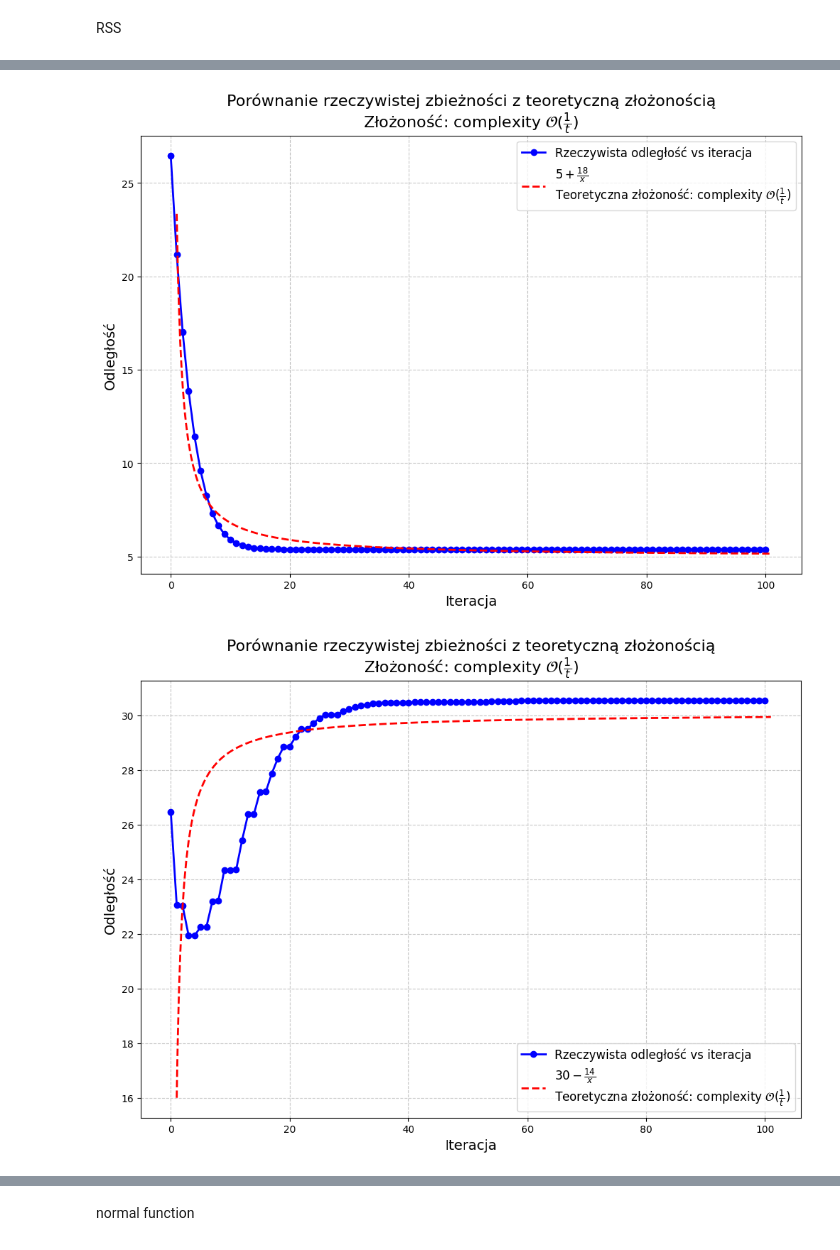
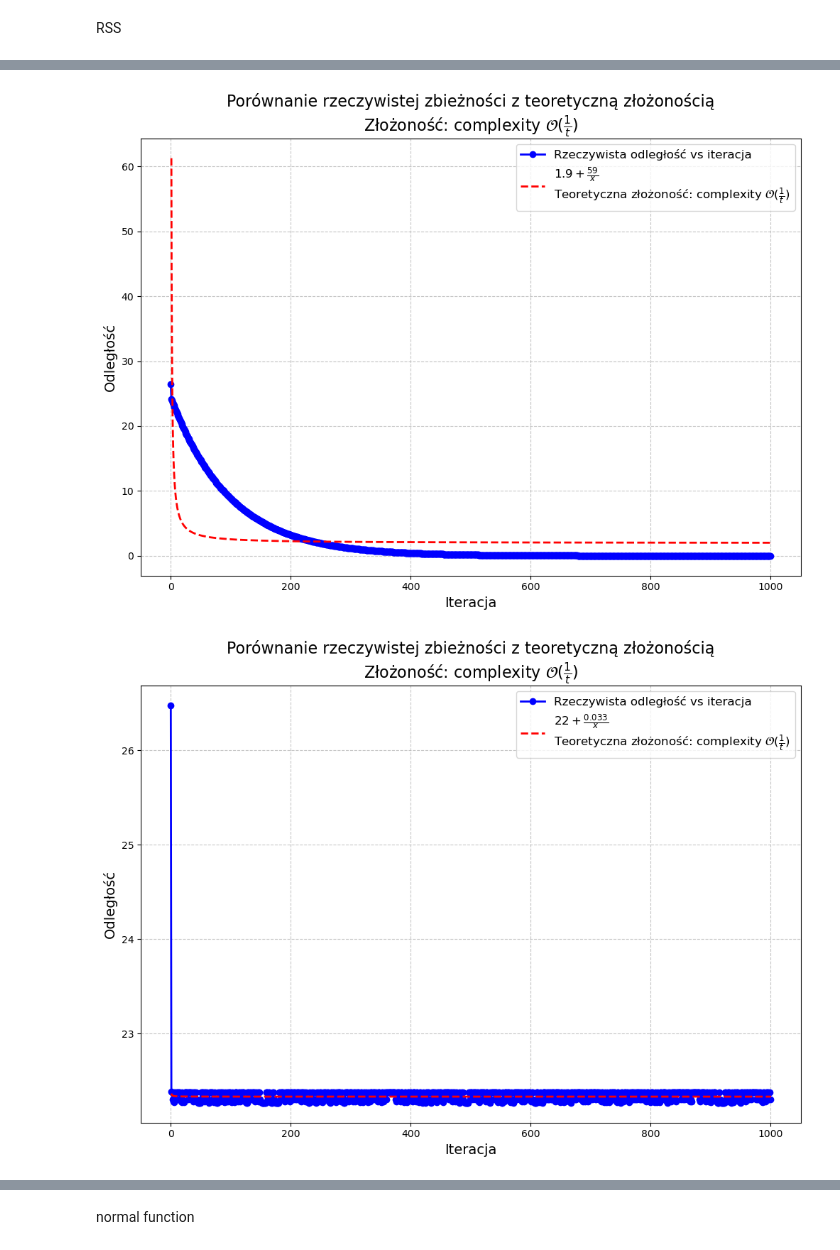
Before and after one commit to maxi7524/proseminarium, a Jupyter notebook: summary.ipynb, the cells around one changed output, grey strips where cells are left out. Drawn from its saved outputs; the diff is of its cells as text; code cells hidden in the pictures.

```diff
--- a/summary.ipynb
+++ b/summary.ipynb
@@ -27,7 +61,7 @@ lower_cut = 1 # starting point of aproximation
 def gradient_descent(x0, func_sp, learning_rate=0.01, max_iter=100, tol=1e-6):
     # local variables
     history = [x0]
-    symbols = list(func_sp.free_symbols)
+    symbols = sorted_symbols(func_sp)
     x = np.array(x0)
 
     # calculating grad
@@ -49,7 +83,7 @@ def gradient_descent(x0, func_sp, learning_rate=0.01, max_iter=100, tol=1e-6):
 def stochatic_gradient_descent(x0, func_sp, learning_rate=0.01, max_iter=100, tol=1e-6):
     # local variables
     history = [x0]
-    symbols = list(func_sp.free_symbols)
+    symbols = sorted_symbols(func_sp)
     x = np.array(x0)
 
     # calculating grad
@@ -73,7 +107,7 @@ def stochatic_gradient_descent(x0, func_sp, learning_rate=0.01, max_iter=100, to
 def momentum_gradient_descent(x0, beta, func_sp, learning_rate=0.01, max_iter=100, tol=1e-6):
     # local variables
     history = [x0]
-    symbols = list(func_sp.free_symbols)
+    symbols = sorted_symbols(func_sp)
     x = np.array(x0)
     m = 0
 
@@ -100,7 +134,7 @@ def momentum_gradient_descent(x0, beta, func_sp, learning_rate=0.01, max_iter=10
 def adam_gradient_descent(x0, func_sp, learning_rate=0.01, max_iter=100, tol=1e-6, b1=0.9, b2=0.999, epsilon = 1e-8):
     # local variables
     history = [x0]
-    symbols = list(func_sp.free_symbols)
+    symbols = sorted_symbols(func_sp)
     x = np.array(x0)
     m = 0
     v = 0
@@ -113,20 +147,20 @@ def adam_gradient_descent(x0, func_sp, learning_rate=0.01, max_iter=100, tol=1e-
     # iterating
     for t in range(1, max_iter + 1): # we need to move index by one because we divide by zero
         # finding moments
-        next_m = b1 * m + (1 - b1) * np.array(grad(*x.tolist()))
-        next_m = next_m / (1 - b1**t)
-        next_v = b2 * v + (1- b2) * np.array(grad(*x.tolist()))**2
-        next_v = next_v / (1  -b2**t)
+        g = np.array(grad(*x.tolist()))
+        m = b1 * m + (1 - b1) * g
+        m_hat = m / (1 - b1**t)
+        v = b2 * v + (1- b2) * g**2
+        v_hat = v / (1  -b2**t)
         # calculating new point
-        next_x = x - learning_rate * next_m / (np.sqrt(next_v) + epsilon)
+        next_x = x - learning_rate * m_hat / (np.sqrt(v_hat) + epsilon)
         # checking condition
         if tol and np.linalg.norm(next_x - x) < tol:
             break
         # updating variables
         history.append(next_x)
         x = next_x
-        m = next_m
-        v = next_v
+
     return np.array(history)
 # %% [markdown]
 #### Plots
@@ -289,33 +328,38 @@ RSS
 # %%
 # function parameters
 n = 3 # lenght of probe
-m = 2 # feature amount
+m = 1 + 1  # feature amount about zero vector
 bi = sp.symbols(f'b_0:{m}') # estimated values
 
 # algorithms parameters
 x0 = (10, 28)
-lr = 0.00001
-n_iter = 100
+lr = 0.1
+n_iter = 1000
 
 
 # creating probe
-X = np.random.uniform(0, 100, n).reshape(-1 ,1)
+X = np.random.uniform(0, 1, n).reshape(-1 ,1)
 y = X * 2 + 15
 # creating matrix with ones
 X = np.hstack((np.ones(X.shape), X))
 
+
 # finding x_true
 b_true = np.linalg.solve(X.T @ X, X.T @ y).reshape(-1, ) # should be same as coefficent in y
+# b_true = b_true[1], b_true[0]
 
 np.array(bi).reshape(-1, 1)
 # creating RRS
 RSS = sum((y[i] - X[i, :] @ np.array(bi).reshape(-1, 1))**2 for i in range(n)).item()
-print(RSS)
 
-print(X, y)
+
+
+print(y)
+print(b_true)
 
 # raport
-complexity_raport(x0, b_true, RSS, lr, n_iter, None)
+complexity_raport(x0, b_true, RSS, lr, n_iter, None, b=0.4, b1=0.4, b2=0.5)
+
 
 
 
@@ -331,2 +373,2 @@ complexity_raport(x0, b_true, RSS, lr, n_iter, None)
-[figure, old version]
+[figure, new version]
-[figure, old version]
+[figure, new version]
```
Also changed, not shown: parts of 16 cells of this notebook, 1 other file.
